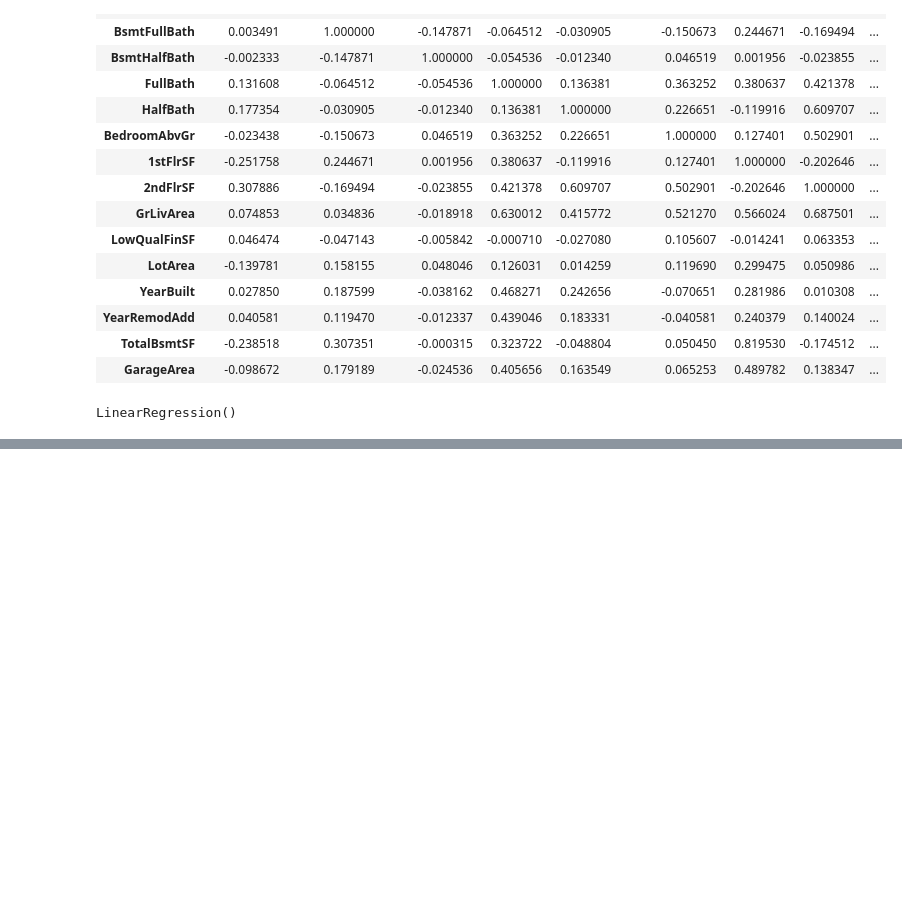
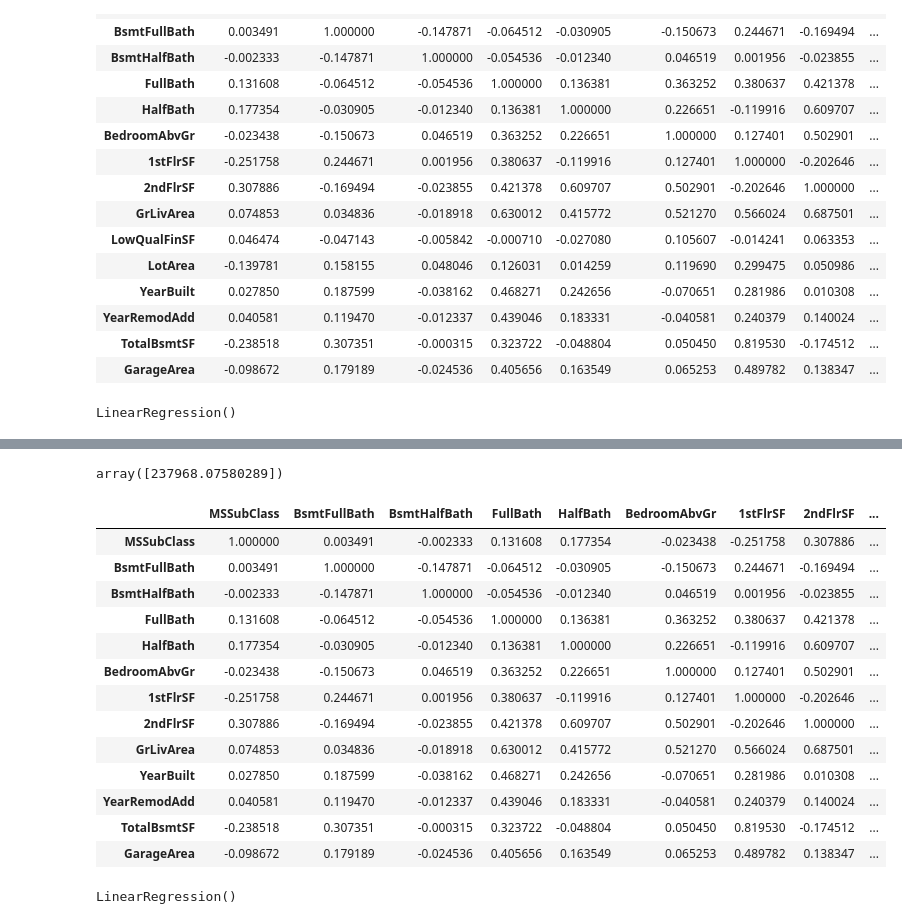
Before and after one commit to CS521-Burstein/final-project-tianyusky, a Jupyter notebook: Analysis.ipynb, the cells around one changed output, grey strips where cells are left out. Saved outputs shown, nothing was run; the diff lists cells and outputs as text; code cells hidden in the pictures; blank space fills up the shorter version.

```diff
--- a/Analysis.ipynb
+++ b/Analysis.ipynb
@@ -242,0 +272,5 @@ model.score(X_test, y_test)
+# %%
+newprediction = model.predict(NewHouse)
+newprediction
+# %% [output]
+array([237968.07580289])
@@ -242,0 +279,22 @@ model.score(X_test, y_test)
+# %%
+X = df1[['MSSubClass','BsmtFullBath','BsmtHalfBath','FullBath','HalfBath',
+        'BedroomAbvGr','1stFlrSF','2ndFlrSF','GrLivArea','YearBuilt',
+        'YearRemodAdd','TotalBsmtSF','GarageArea']]
+y = df1['SalePrice']
+# %%
+X.corr()
+# %% [output]
+|  | MSSubClass | BsmtFullBath | BsmtHalfBath | FullBath | HalfBath | BedroomAbvGr | 1stFlrSF | 2ndFlrSF | ... |
+| MSSubClass | 1.000000 | 0.003491 | -0.002333 | 0.131608 | 0.177354 | -0.023438 | -0.251758 | 0.307886 | ... |
+| BsmtFullBath | 0.003491 | 1.000000 | -0.147871 | -0.064512 | -0.030905 | -0.150673 | 0.244671 | -0.169494 | ... |
+| BsmtHalfBath | -0.002333 | -0.147871 | 1.000000 | -0.054536 | -0.012340 | 0.046519 | 0.001956 | -0.023855 | ... |
+| FullBath | 0.131608 | -0.064512 | -0.054536 | 1.000000 | 0.136381 | 0.363252 | 0.380637 | 0.421378 | ... |
+| HalfBath | 0.177354 | -0.030905 | -0.012340 | 0.136381 | 1.000000 | 0.226651 | -0.119916 | 0.609707 | ... |
+| BedroomAbvGr | -0.023438 | -0.150673 | 0.046519 | 0.363252 | 0.226651 | 1.000000 | 0.127401 | 0.502901 | ... |
+| 1stFlrSF | -0.251758 | 0.244671 | 0.001956 | 0.380637 | -0.119916 | 0.127401 | 1.000000 | -0.202646 | ... |
+| 2ndFlrSF | 0.307886 | -0.169494 | -0.023855 | 0.421378 | 0.609707 | 0.502901 | -0.202646 | 1.000000 | ... |
+| GrLivArea | 0.074853 | 0.034836 | -0.018918 | 0.630012 | 0.415772 | 0.521270 | 0.566024 | 0.687501 | ... |
+| YearBuilt | 0.027850 | 0.187599 | -0.038162 | 0.468271 | 0.242656 | -0.070651 | 0.281986 | 0.010308 | ... |
+| YearRemodAdd | 0.040581 | 0.119470 | -0.012337 | 0.439046 | 0.183331 | -0.040581 | 0.240379 | 0.140024 | ... |
+| TotalBsmtSF | -0.238518 | 0.307351 | -0.000315 | 0.323722 | -0.048804 | 0.050450 | 0.819530 | -0.174512 | ... |
+| GarageArea | -0.098672 | 0.179189 | -0.024536 | 0.405656 | 0.163549 | 0.065253 | 0.489782 | 0.138347 | ... |
@@ -242,0 +303,4 @@ model.score(X_test, y_test)
+# %%
+model2.fit(X_train,y_train)
+# %% [output]
+LinearRegression()
```
Also changed, not shown: parts of 15 cells of this notebook, 1 other file.
